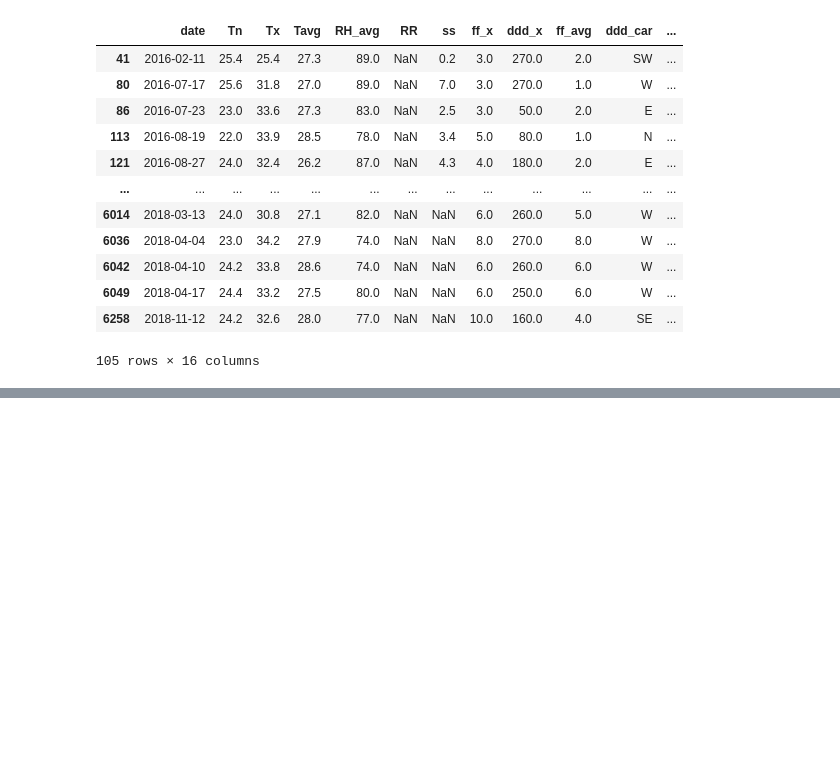
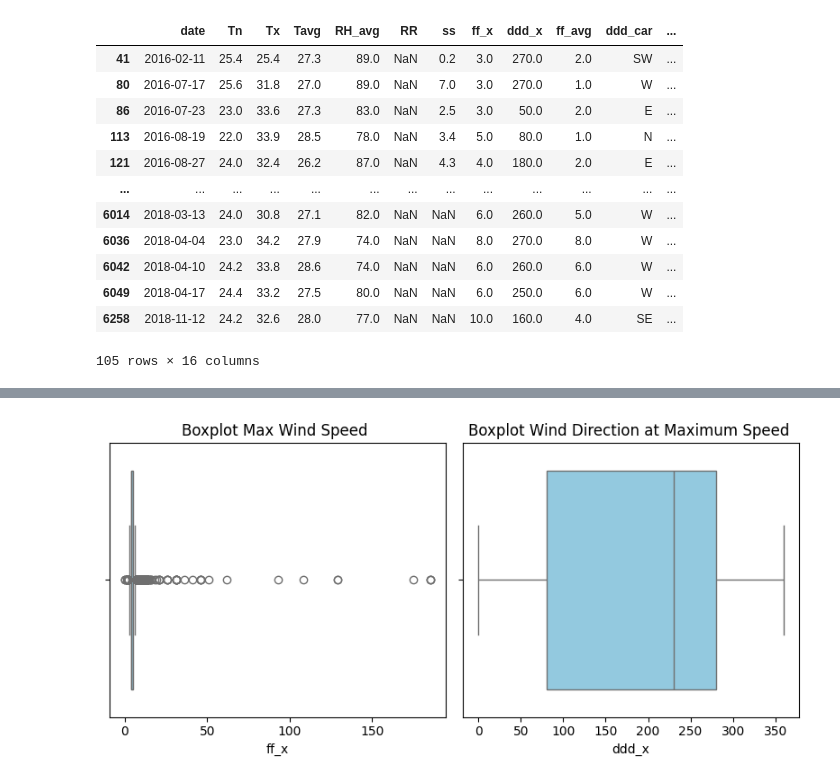
Before and after one commit to Fadhil-hi/Intern-BCC-2024, a Jupyter notebook: Code/first_EDA.ipynb, the cells around one changed output, grey strips where cells are left out. Cells and saved outputs as stored; diff of their text form; code cells hidden in the pictures; blank space fills up the shorter version.

```diff
--- a/Code/first_EDA.ipynb
+++ b/Code/first_EDA.ipynb
@@ -359,0 +393,23 @@ df_copy[(df['RR'].isnull()) & (df['flood']==1)]
+# %%
+judul = {
+    'ff_x': 'Max Wind Speed ',
+    'ddd_x': 'Wind Direction at Maximum Speed '
+}
+
+fitur = ['ff_x', 'ddd_x']
+
+plt.figure(figsize=(8, 4))
+n_cols = 2
+n_rows = (len(fitur) + 1) // n_cols
+
+# Membuat boxplot untuk setiap fitur menggunakan loop
+for i, col in enumerate(fitur, 1):
+    plt.subplot(n_rows, n_cols, i)
+    sns.boxplot(x=col, data=df, color='skyblue')
+    plt.title(f'Boxplot {judul[col]}')
+    plt.ylabel('')
+
+plt.tight_layout()
+plt.show()
+# %% [output]
+[figure, added]
```
Also changed, not shown: parts of 16 cells of this notebook, 1 other file.
